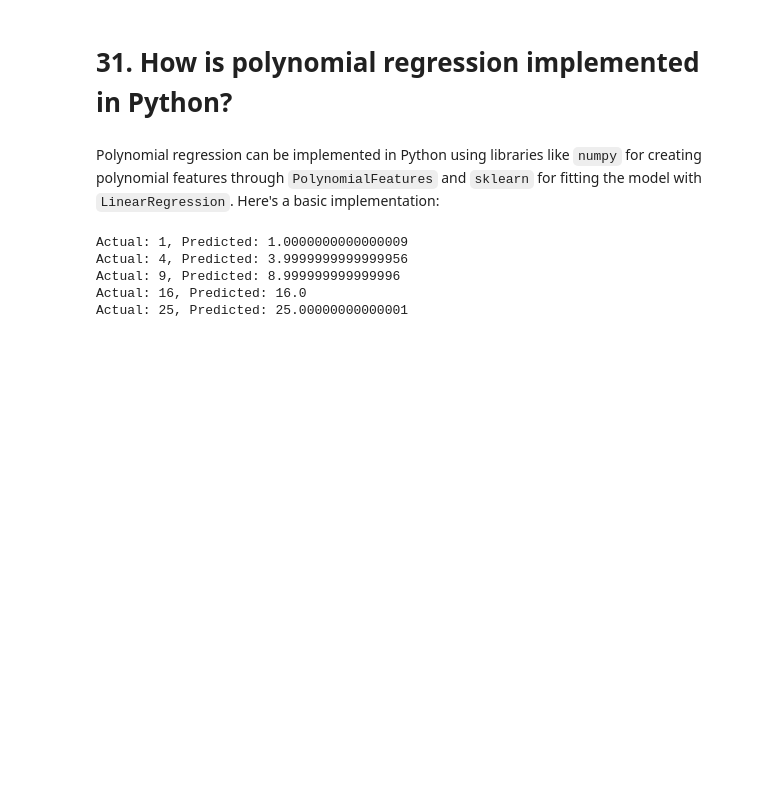
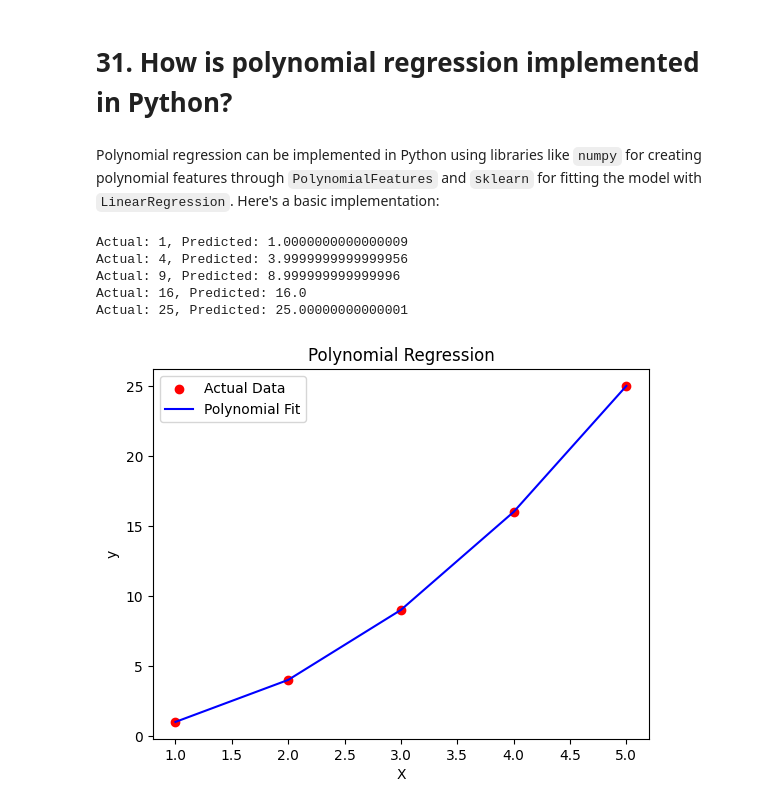
Before and after one commit to MuthuswamyNadar/Python-DSA, a Jupyter notebook: PW_Assignments/Assignments14.ipynb, the cells around one changed output. Cells and saved outputs as stored; diff of their text form; code cells hidden in the pictures; blank space fills up the shorter version.

```diff
--- a/PW_Assignments/Assignments14.ipynb
+++ b/PW_Assignments/Assignments14.ipynb
@@ -195,3 +195,23 @@ Actual: 4, Predicted: 3.9999999999999956
 Actual: 9, Predicted: 8.999999999999996
 Actual: 16, Predicted: 16.0
 Actual: 25, Predicted: 25.00000000000001
+# %%
+# on the basis of diagram
+
+import matplotlib.pyplot as plt
+
+# Sort the values for plotting
+sort_index = np.argsort(X.flatten())
+X_sorted = X[sort_index]
+predictions_sorted = predictions[sort_index]
+
+# Plotting
+plt.scatter(X, y, color='red', label='Actual Data')
+plt.plot(X_sorted, predictions_sorted, color='blue', label='Polynomial Fit')
+plt.xlabel('X')
+plt.ylabel('y')
+plt.title('Polynomial Regression')
+plt.legend()
+plt.show()
+# %% [output]
+[figure, added]
```
